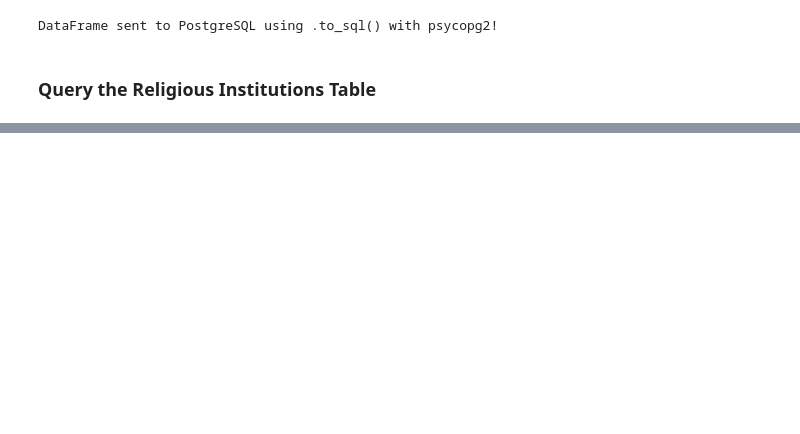
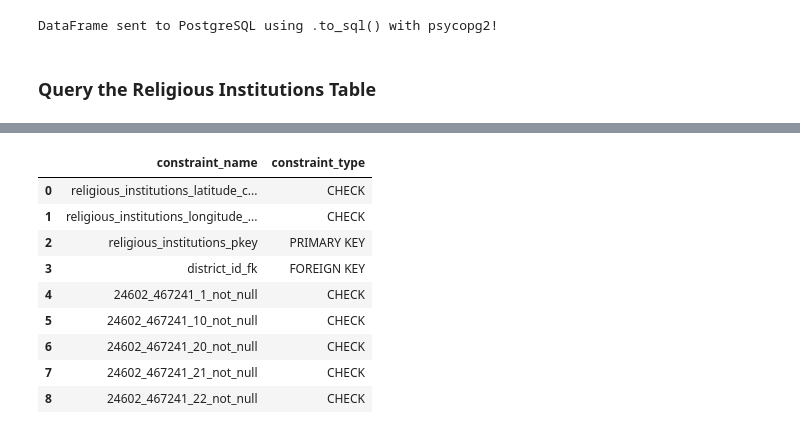
Before and after one commit to Nigar1209/berlin-poi-osm-pipeline, a Jupyter notebook: religious_institutions/scripts/religious_institutions_data_transformation.ipynb, the cells around one changed output, grey strips where cells are left out. Saved outputs shown, nothing was run; the diff lists cells and outputs as text; code cells hidden in the pictures; blank space fills up the shorter version.

```diff
--- a/religious_institutions/scripts/religious_institutions_data_transformation.ipynb
+++ b/religious_institutions/scripts/religious_institutions_data_transformation.ipynb
@@ -1743,0 +1755,23 @@ df_query
+# %%
+query_2 = f"""
+SELECT constraint_name, constraint_type
+FROM information_schema.table_constraints
+WHERE table_schema = 'berlin_source_data'
+  AND table_name = 'religious_institutions';
+"""
+# Execute the query
+with engine.connect() as conn:
+    df_query_2= pd.read_sql(text(query_2), conn)
+    conn.commit()  # commit the transaction
+df_query_2
+# %% [output]
+|  | constraint_name | constraint_type |
+| 0 | religious_institutions_latitude_c... | CHECK |
+| 1 | religious_institutions_longitude_... | CHECK |
+| 2 | religious_institutions_pkey | PRIMARY KEY |
+| 3 | district_id_fk | FOREIGN KEY |
+| 4 | 24602_467241_1_not_null | CHECK |
+| 5 | 24602_467241_10_not_null | CHECK |
+| 6 | 24602_467241_20_not_null | CHECK |
+| 7 | 24602_467241_21_not_null | CHECK |
+| 8 | 24602_467241_22_not_null | CHECK |
```
Also changed, not shown: parts of 13 cells of this notebook.
